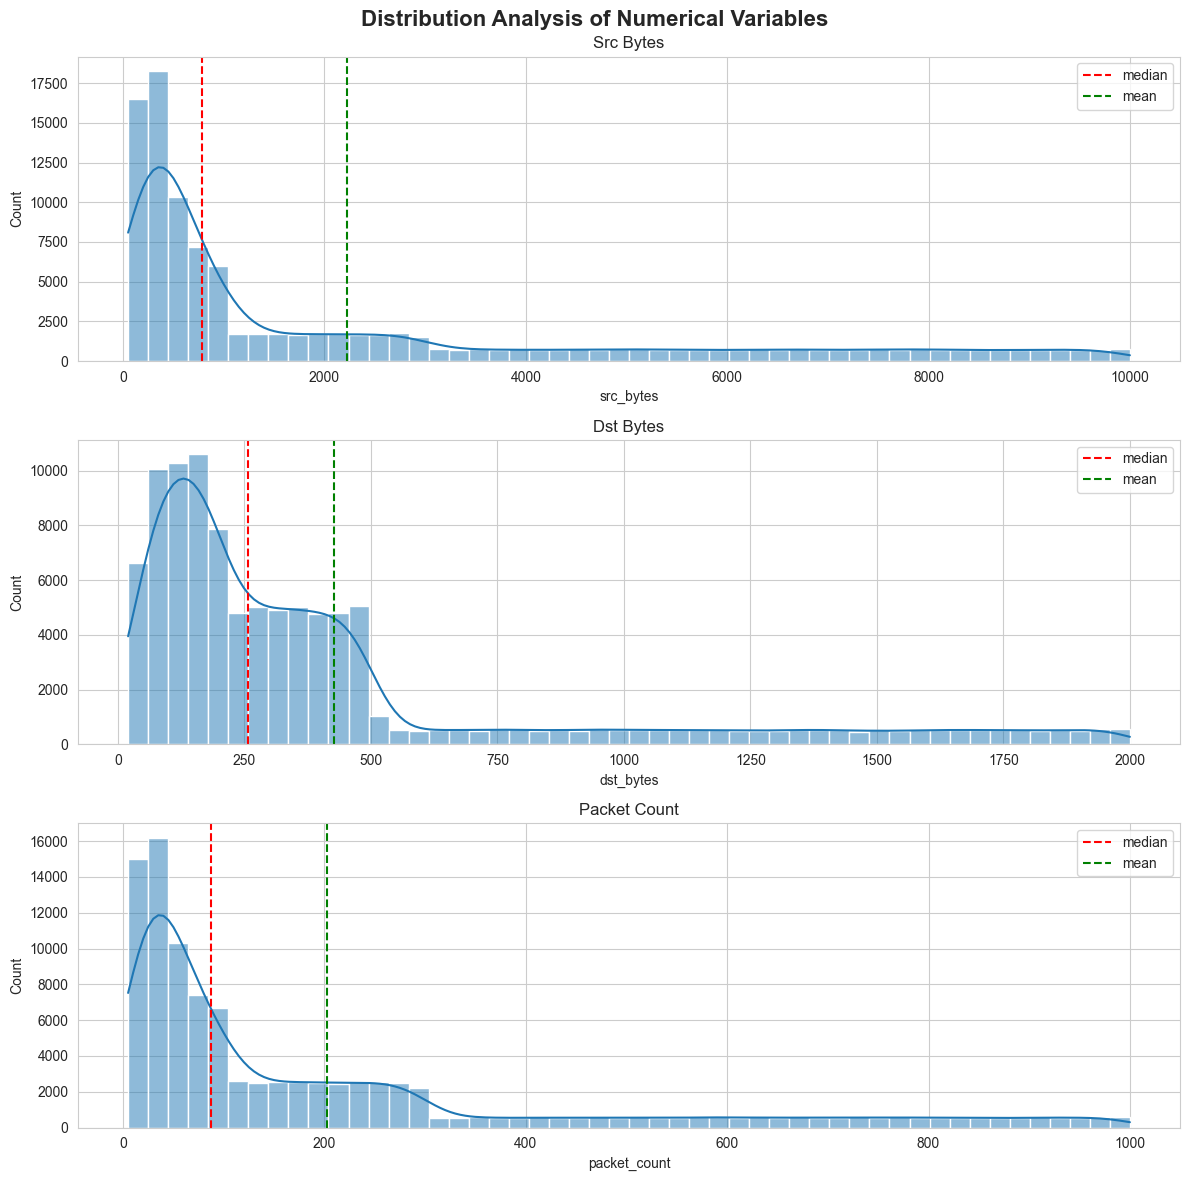
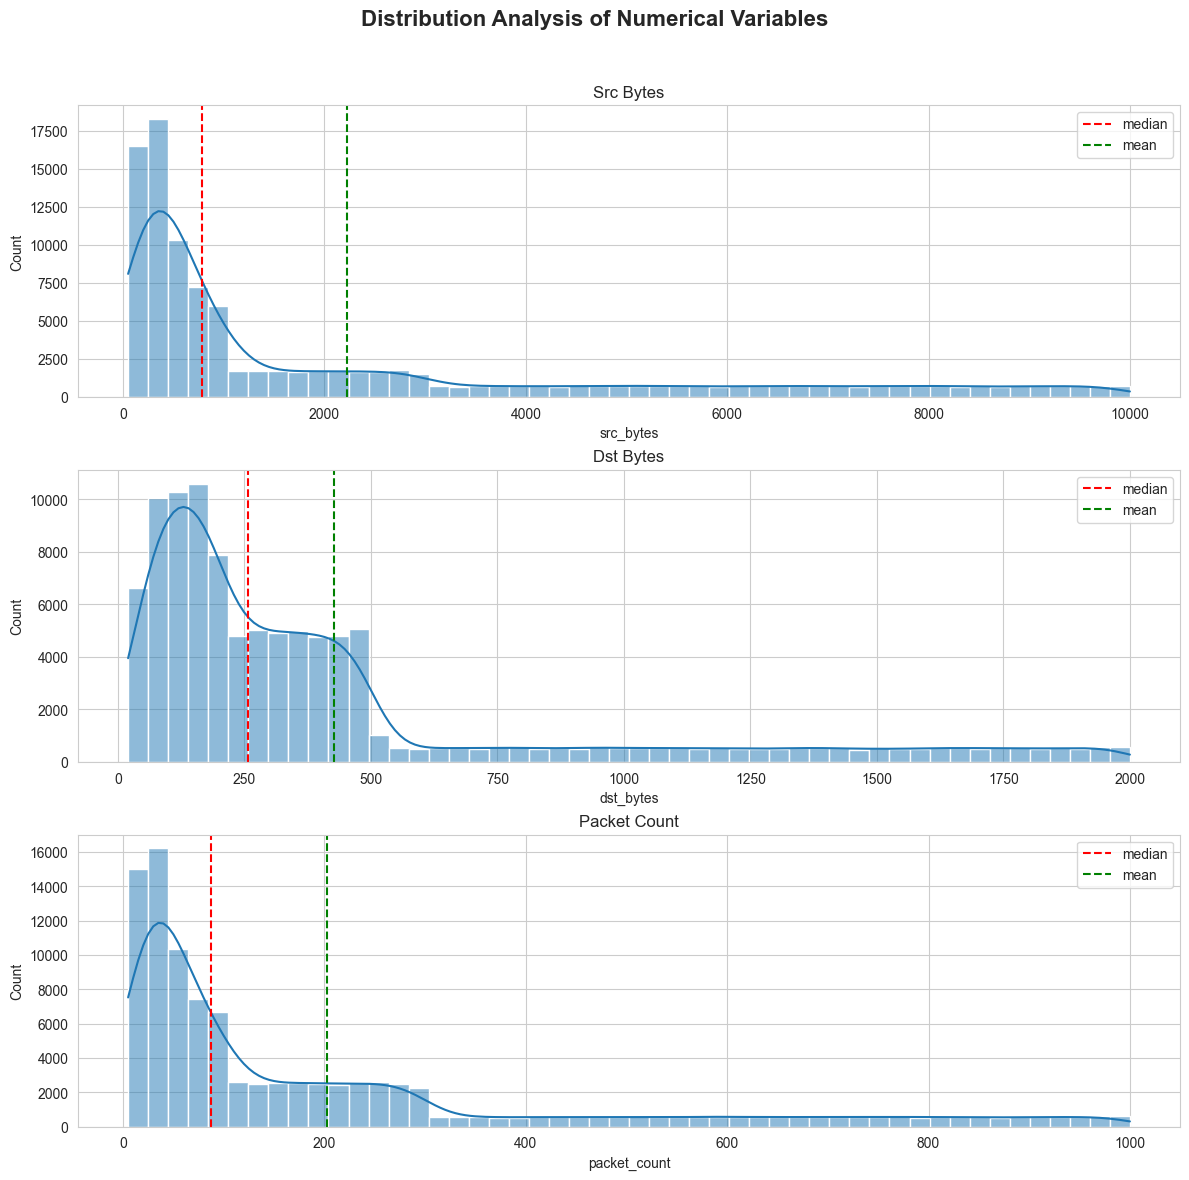
Unified diff of the notebook cell whose output changed from the first chart to the second:
--- before
+++ after
@@ -34,4 +34,5 @@
     ax.legend()
 
+plt.tight_layout()
 plt.suptitle(
     'Distribution Analysis of Numerical Variables',
@@ -40,4 +41,9 @@
 )
 
-plt.tight_layout()
+fig.subplots_adjust(top=0.90)
+
+os.makedirs('img', exist_ok=True)
+filepath = os.path.join('img', 'Distribution Analysis of Numerical Variables.png')
+plt.savefig(filepath, dpi=300, bbox_inches='tight', facecolor='white')
+
 plt.show()

Commit: Add img plots